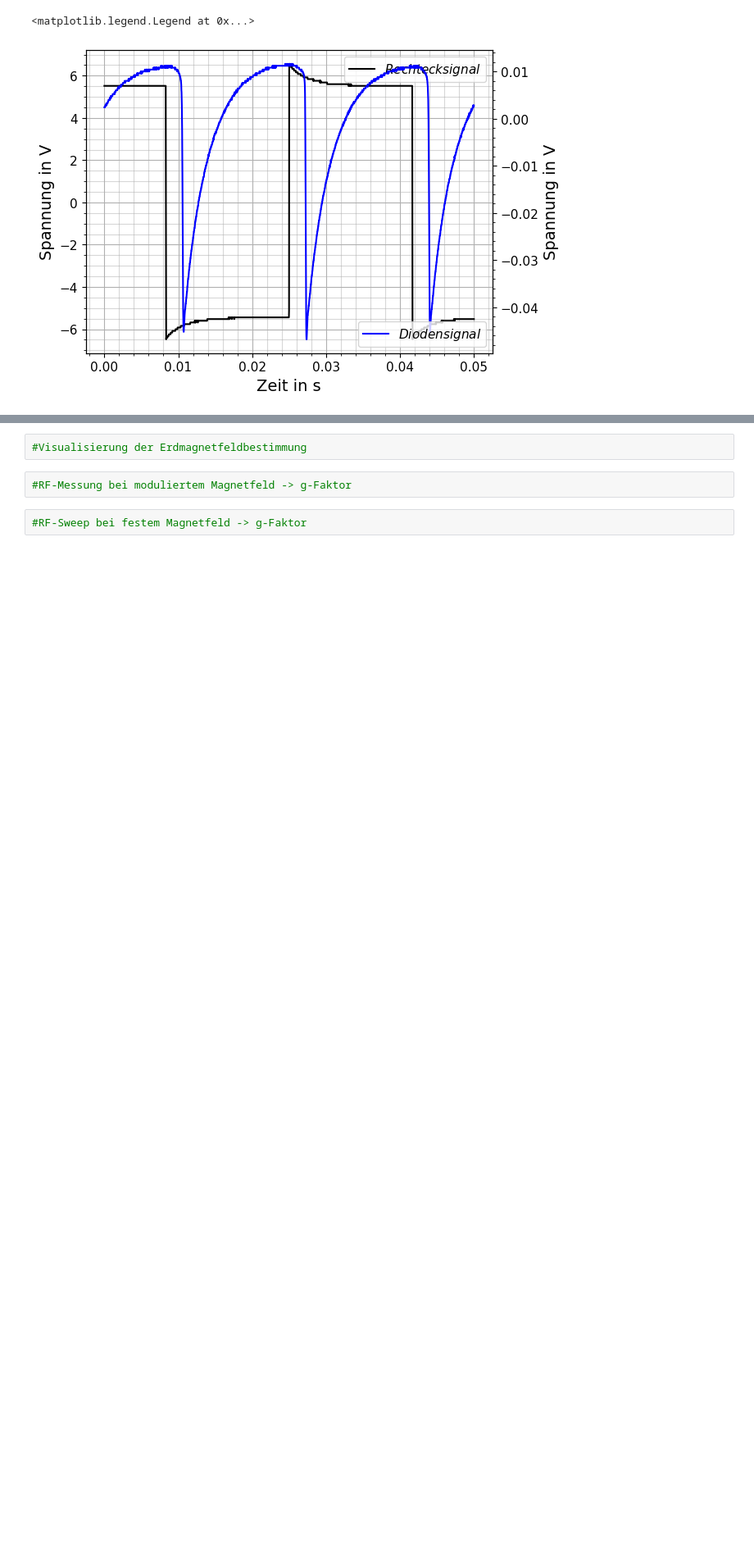
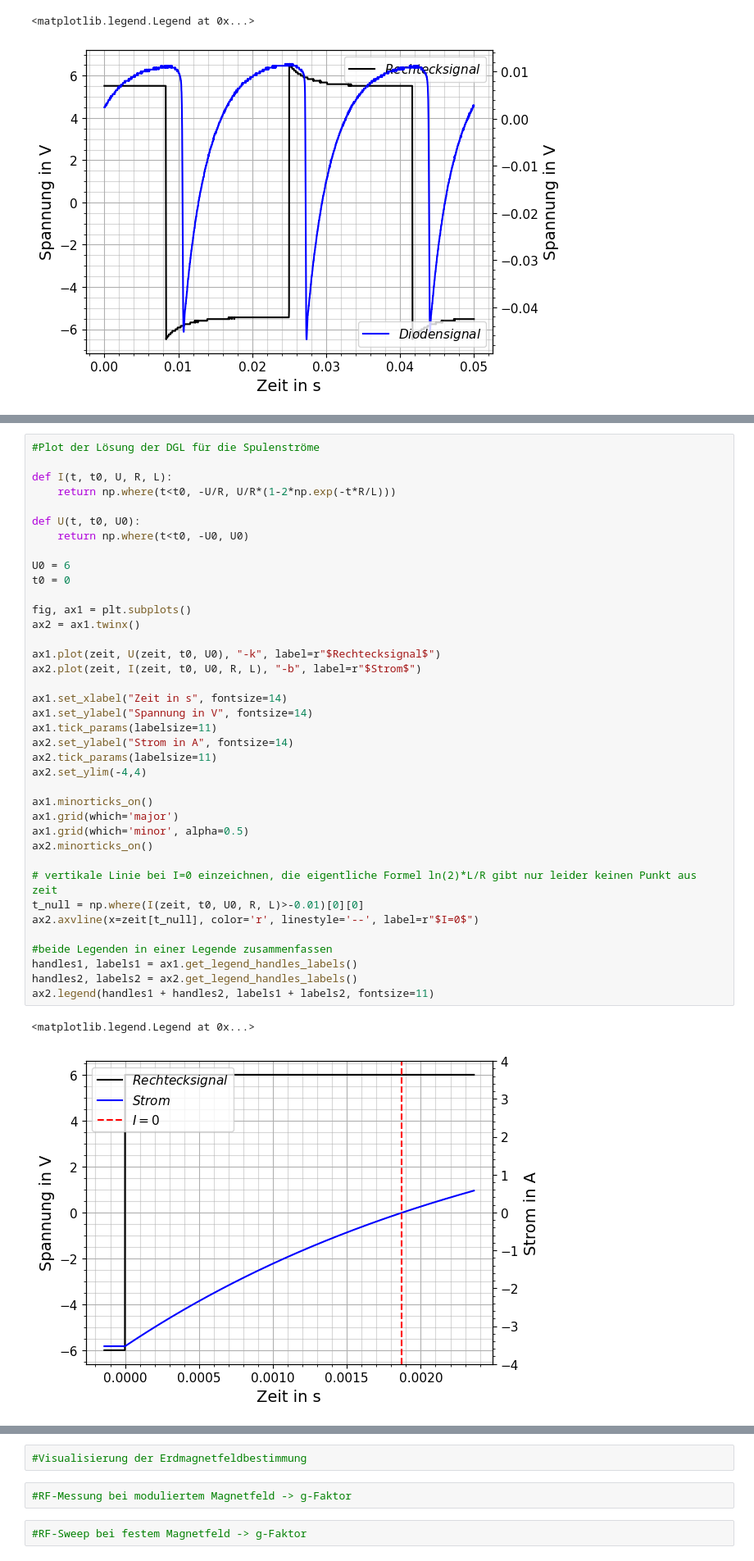
Before and after one commit to NicolasRohrbeck/fprak, a Jupyter notebook: scripts/optpumpen.ipynb, the cells around one changed output, grey strips where cells are left out. Shown at 82% size. Drawn from its saved outputs; the diff is of its cells as text; blank space fills up the shorter version.

```diff
--- a/scripts/optpumpen.ipynb
+++ b/scripts/optpumpen.ipynb
@@ -132,3 +140,44 @@ ax2.legend(fontsize=11)
+# %%
+#Plot der Lösung der DGL für die Spulenströme
+
+def I(t, t0, U, R, L):
+    return np.where(t<t0, -U/R, U/R*(1-2*np.exp(-t*R/L)))
+
+def U(t, t0, U0):
+    return np.where(t<t0, -U0, U0)
+
+U0 = 6
+t0 = 0
+
+fig, ax1 = plt.subplots()
+ax2 = ax1.twinx()
+
+ax1.plot(zeit, U(zeit, t0, U0), "-k", label=r"$Rechtecksignal$")
+ax2.plot(zeit, I(zeit, t0, U0, R, L), "-b", label=r"$Strom$")
+
+ax1.set_xlabel("Zeit in s", fontsize=14)
+ax1.set_ylabel("Spannung in V", fontsize=14)
+ax1.tick_params(labelsize=11)
+ax2.set_ylabel("Strom in A", fontsize=14)
+ax2.tick_params(labelsize=11)
+ax2.set_ylim(-4,4)
+
+ax1.minorticks_on()
+ax1.grid(which='major')
+ax1.grid(which='minor', alpha=0.5)
+ax2.minorticks_on()
+
+# vertikale Linie bei I=0 einzeichnen, die eigentliche Formel ln(2)*L/R gibt nur leider keinen Punkt aus zeit
+t_null = np.where(I(zeit, t0, U0, R, L)>-0.01)[0][0]
+ax2.axvline(x=zeit[t_null], color='r', linestyle='--', label=r"$I=0$")
+
+#beide Legenden in einer Legende zusammenfassen
+handles1, labels1 = ax1.get_legend_handles_labels()
+handles2, labels2 = ax2.get_legend_handles_labels()
+ax2.legend(handles1 + handles2, labels1 + labels2, fontsize=11)
+# %% [output]
+<matplotlib.legend.Legend at 0x...>
+[figure, added]
 # %%
 #Bestimmung der Orientierungszeit
 
```
Also changed, not shown: parts of 4 cells of this notebook.
